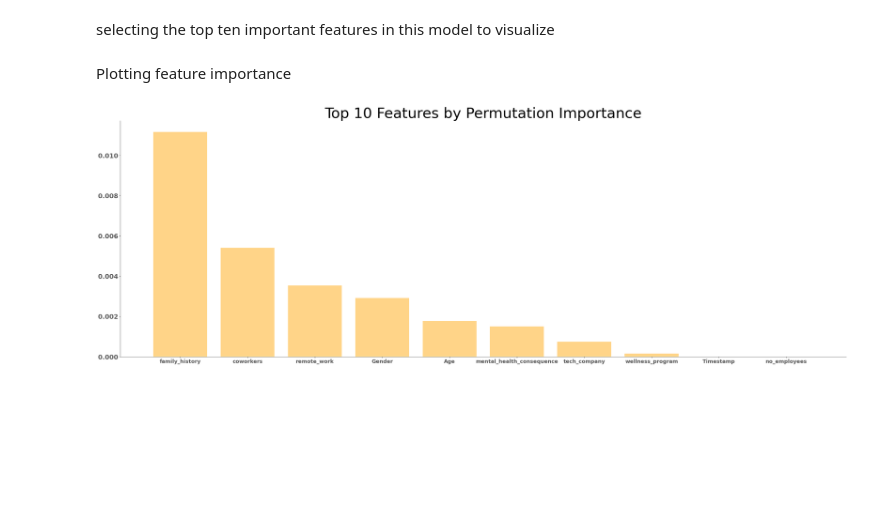
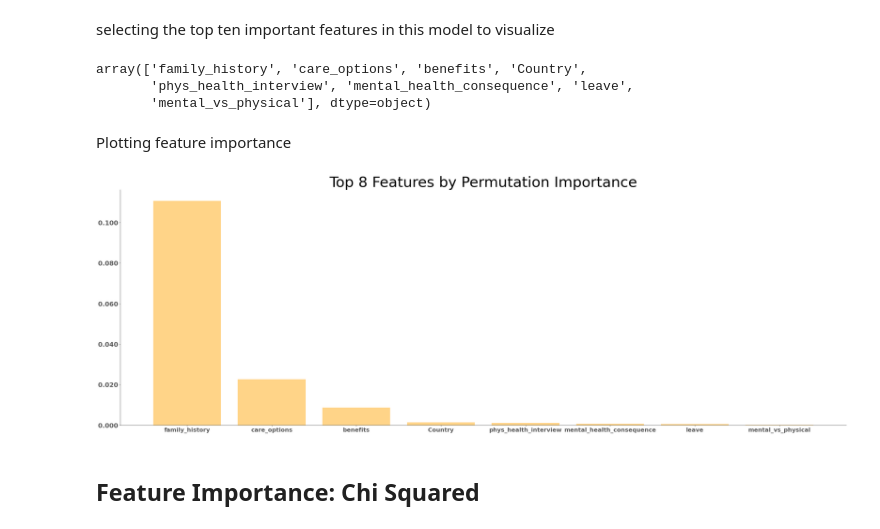
Before and after one commit to michellejc/ML_Lab_FinalProject, a Jupyter notebook: Modeling_Notebook.ipynb, the cells around one changed output. Drawn from its saved outputs; the diff is of its cells as text; code cells hidden in the pictures; blank space fills up the shorter version.

Commit message:
updates to modeling

```diff
--- a/Modeling_Notebook.ipynb
+++ b/Modeling_Notebook.ipynb
@@ -57,3 +66,18 @@ X_train_main, X_test, y_train_main, y_test = train_test_split(X, y, random_state
+# %%
+# Binning free response gender
+male = ['male','m','make','male-ish', 'maile', 'cis male','mal','male (cis)','guy (-ish) ^_^','male ','man','msle','mail','malr','cis man']
+female = ['female','f','woman','cis female','femake','female ', 'cis-female/femme','female (cis)','femail']
+other = ['trans-female','queer/she/they','non-binary','nah', 'all', 'enby', 'fluid', 'genderqueer','androgyne','agender', 'male leaning androgynous','trans woman','neuter','something kinda male?', 'female (trans)', 'queer', 'a little about you','p','ostensibly male, unsure what that really means']
+
+def bin_gender(df):
+    df.Gender = df.Gender.str.lower()
+    df.Gender.loc[df.Gender.isin(male)]= 'male'
+    df.Gender.loc[df.Gender.isin(female)]= 'female'
+    df.Gender.loc[df.Gender.isin(other)]= 'other'
+    return df
+
+X_train_main = bin_gender(X_train_main)
+X_test = bin_gender(X_test)
 # %% [markdown]
 Converting Target Variable
 ----
@@ -72,10 +96,9 @@ Building the Preprocessing Pipeline
 
 # binning age to reduce use as a categorical variable and reduce dimensionality
 bin_column = ['Age']
-categorical_columns = ['Gender', 'Country', 'state', 'self_employed',
-       'family_history', 'work_interfere', 'remote_work',
-       'tech_company', 'benefits', 'care_options', 'wellness_program',
-       'seek_help', 'anonymity', 'leave', 'mental_health_consequence',
+categorical_columns = ['Gender', 'Country', 'self_employed',
+       'family_history', 'remote_work', 'benefits', 'care_options',
+        'wellness_program','seek_help', 'anonymity', 'leave', 'mental_health_consequence',
        'phys_health_consequence', 'coworkers', 'supervisor',
        'mental_health_interview', 'phys_health_interview',
        'mental_vs_physical']
@@ -280,7 +303,7 @@ RandomizedSearchCV(cv=5,
 # %% [markdown]
 #### Performance on test set
 # %%
-final_model = best_model_ridge
+final_model = best_model_rf
 y_pred = final_model.predict(X_test)
 ROC_final_score = roc_auc_score(y_test, y_pred)
 F1_final_score = f1_score(y_test, y_pred)
@@ -315,23 +338,32 @@ selecting the top ten important features in this model to visualize
 importances_df = pd.DataFrame(feat_importances)
 importances_df.columns = ['feature', 'importance']
 importances_df = importances_df.sort_values(by=['importance'], ascending=False)
-importances_df= importances_df.drop([3,7,21,25,20,24, 16,4,5,18,15,14,23,22,12,11])
+importances_df = importances_df.head(8)
+# %%
+importances_df.feature.values
+# %% [output]
+array(['family_history', 'care_options', 'benefits', 'Country',
+       'phys_health_interview', 'mental_health_consequence', 'leave',
+       'mental_vs_physical'], dtype=object)
 # %% [markdown]
 Plotting feature importance
 # %%
 fig, ax = plt.subplots(figsize=(45,15))
 
 plt.bar(importances_df['feature'], importances_df['importance'], color='#ffd488')
 
 ax.spines['top'].set_visible(False)
 ax.spines['right'].set_visible(False)
 
-ax.set_title("Top 10 Features by Permutation Importance", fontsize=50)
-ax.set_xticklabels(importances_df['feature'], fontsize = '18', color = '#525252', fontweight='bold')
+ax.set_title("Top 8 Features by Permutation Importance", fontsize=50)
+ax.set_xticklabels(importances_df['feature'], fontsize = '20', color = '#525252', fontweight='bold')
 ax.set_yticklabels(importances_df['importance'], fontsize = '22', color = '#525252', fontweight = 'bold')
 
 ax.yaxis.set_major_formatter(FormatStrFormatter('%.3f'))
 
 plt.show()
 # %% [output]
-[figure, old version]
+[figure, new version]
+# %% [markdown]
+Feature Importance: Chi Squared
+----
```
Also changed, not shown: parts of 21 cells of this notebook.
